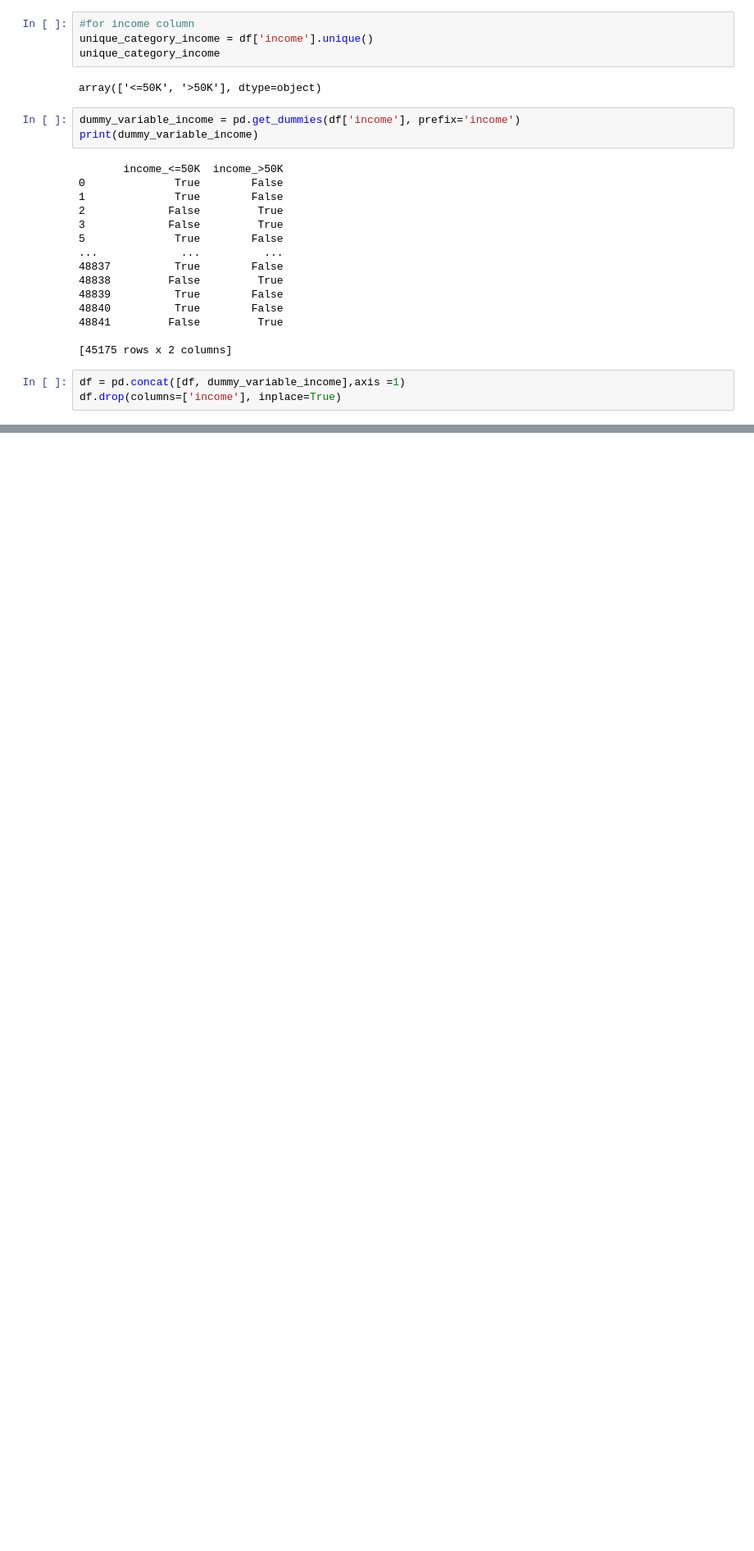
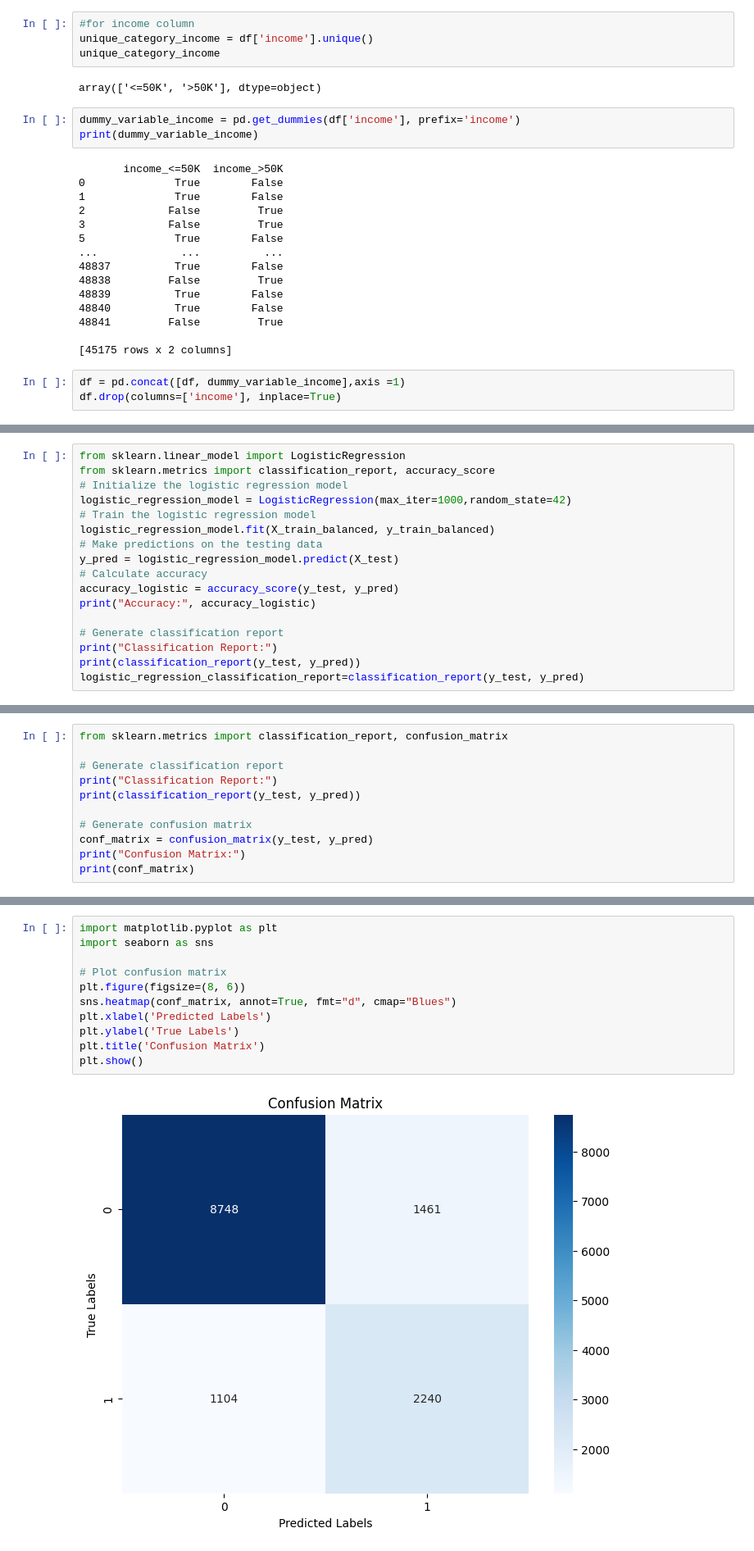
Before and after one commit to AzwadFawadHasan/PredictingIncomeClass, a Jupyter notebook: loading_dataset_v2.ipynb, the cells around one changed output, grey strips where cells are left out. Shown at 82% size. Cells and saved outputs as stored; diff of their text form; blank space fills up the shorter version.

```diff
--- a/loading_dataset_v2.ipynb
+++ b/loading_dataset_v2.ipynb
@@ -505,0 +369,17 @@ memory usage: 6.5 MB
+# %%
+from sklearn.linear_model import LogisticRegression
+from sklearn.metrics import classification_report, accuracy_score
+# Initialize the logistic regression model
+logistic_regression_model = LogisticRegression(max_iter=1000,random_state=42)
+# Train the logistic regression model
+logistic_regression_model.fit(X_train_balanced, y_train_balanced)
+# Make predictions on the testing data
+y_pred = logistic_regression_model.predict(X_test)
+# Calculate accuracy
+accuracy_logistic = accuracy_score(y_test, y_pred)
+print("Accuracy:", accuracy_logistic)
+
+# Generate classification report
+print("Classification Report:")
+print(classification_report(y_test, y_pred))
+logistic_regression_classification_report=classification_report(y_test, y_pred)
@@ -505,0 +429,11 @@ memory usage: 6.5 MB
+# %%
+from sklearn.metrics import classification_report, confusion_matrix
+
+# Generate classification report
+print("Classification Report:")
+print(classification_report(y_test, y_pred))
+
+# Generate confusion matrix
+conf_matrix = confusion_matrix(y_test, y_pred)
+print("Confusion Matrix:")
+print(conf_matrix)
@@ -505,0 +454,13 @@ memory usage: 6.5 MB
+# %%
+import matplotlib.pyplot as plt
+import seaborn as sns
+
+# Plot confusion matrix
+plt.figure(figsize=(8, 6))
+sns.heatmap(conf_matrix, annot=True, fmt="d", cmap="Blues")
+plt.xlabel('Predicted Labels')
+plt.ylabel('True Labels')
+plt.title('Confusion Matrix')
+plt.show()
+# %% [output]
+[figure, added]
```
Also changed, not shown: parts of 58 cells of this notebook.
